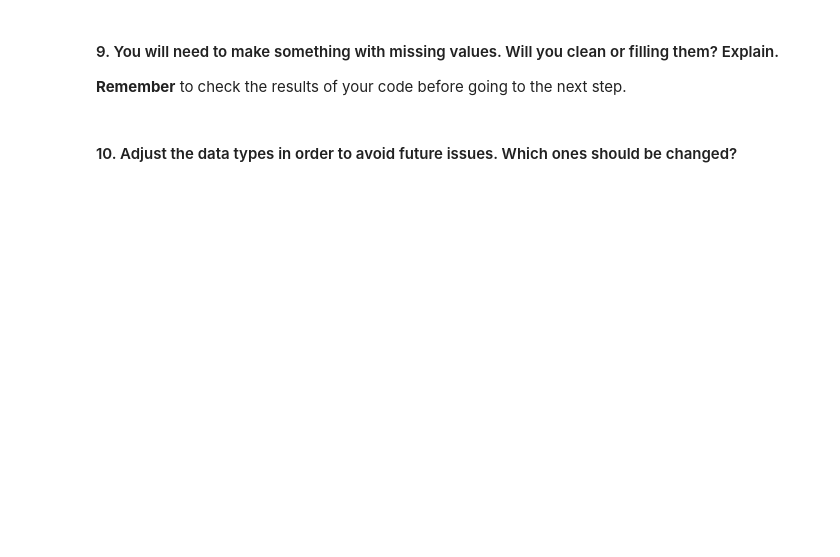
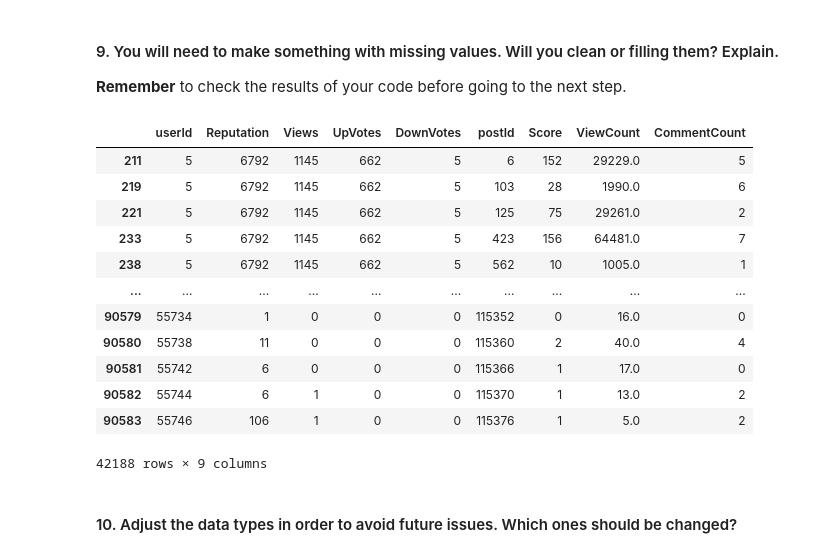
Before and after one commit to ta-data-remote/lab-data-cleaning, a Jupyter notebook: your-code/main.ipynb, the cells around one changed output. Drawn from its saved outputs; the diff is of its cells as text; code cells hidden in the pictures; blank space fills up the shorter version.

```diff
--- a/your-code/main.ipynb
+++ b/your-code/main.ipynb
@@ -22,3 +156,22 @@ You will need to make a [merge](https://pandas.pydata.org/pandas-docs/stable/gen
 # %% [markdown]
 #### 9. You will need to make something with missing values.  Will you clean or filling them? Explain.
 **Remember** to check the results of your code before going to the next step.
+# %%
+merged2_df = merged_df.copy()
+# %%
+final_df = merged2_df.dropna()
+final_df
+# %% [output]
+|  | userId | Reputation | Views | UpVotes | DownVotes | postId | Score | ViewCount | CommentCount |
+| 211 | 5 | 6792 | 1145 | 662 | 5 | 6 | 152 | 29229.0 | 5 |
+| 219 | 5 | 6792 | 1145 | 662 | 5 | 103 | 28 | 1990.0 | 6 |
+| 221 | 5 | 6792 | 1145 | 662 | 5 | 125 | 75 | 29261.0 | 2 |
+| 233 | 5 | 6792 | 1145 | 662 | 5 | 423 | 156 | 64481.0 | 7 |
+| 238 | 5 | 6792 | 1145 | 662 | 5 | 562 | 10 | 1005.0 | 1 |
+| ... | ... | ... | ... | ... | ... | ... | ... | ... | ... |
+| 90579 | 55734 | 1 | 0 | 0 | 0 | 115352 | 0 | 16.0 | 0 |
+| 90580 | 55738 | 11 | 0 | 0 | 0 | 115360 | 2 | 40.0 | 4 |
+| 90581 | 55742 | 6 | 0 | 0 | 0 | 115366 | 1 | 17.0 | 0 |
+| 90582 | 55744 | 6 | 1 | 0 | 0 | 115370 | 1 | 13.0 | 2 |
+| 90583 | 55746 | 106 | 1 | 0 | 0 | 115376 | 1 | 5.0 | 2 |
+42188 rows × 9 columns
```
Also changed, not shown: parts of 13 cells of this notebook.
